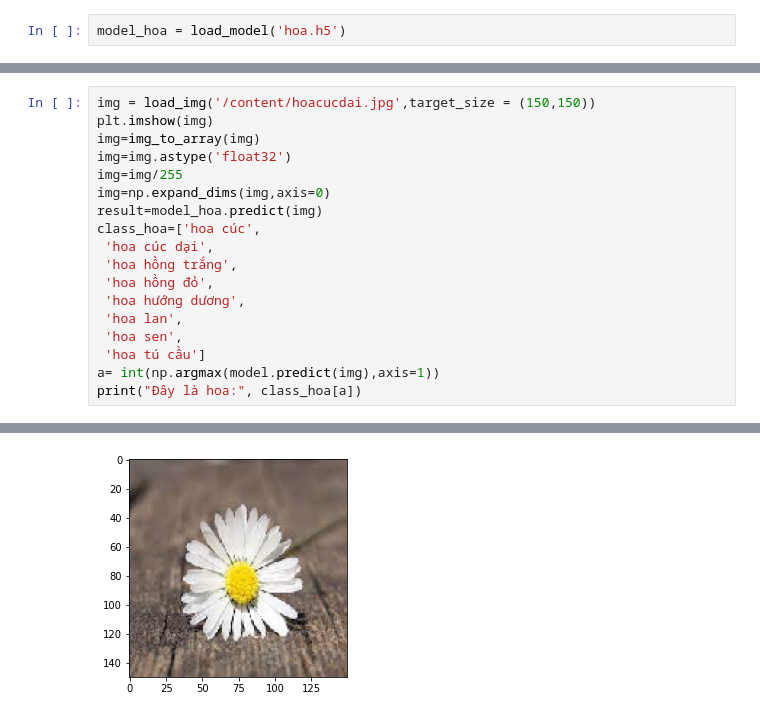
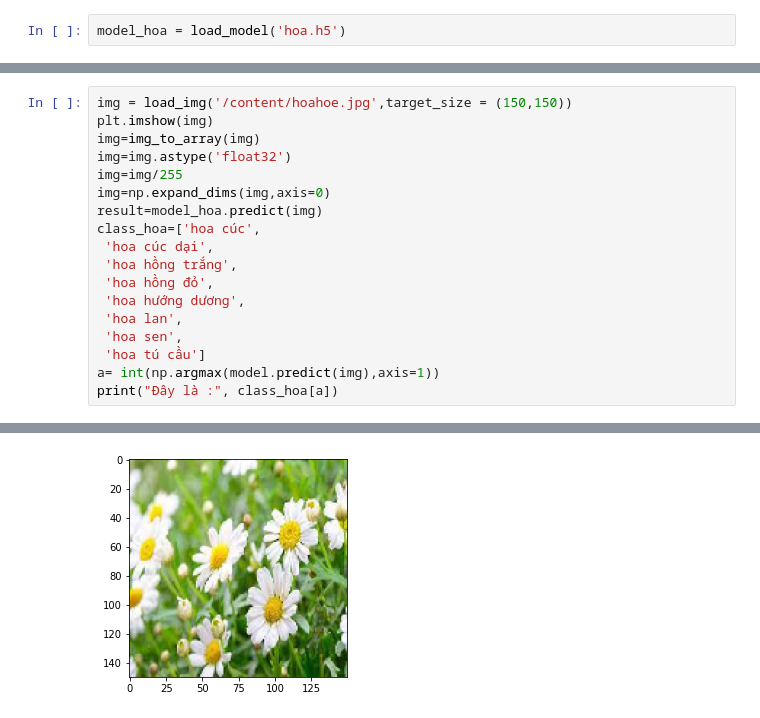
Before and after one commit to LaiTriMinh/Project, a Jupyter notebook: cac_loai_hoa.ipynb, the cells around one changed output, grey strips where cells are left out. Saved outputs shown, nothing was run; the diff lists cells and outputs as text.

```diff
--- a/cac_loai_hoa.ipynb
+++ b/cac_loai_hoa.ipynb
@@ -108,5 +96,5 @@ Train Accuracy 0.9762532711029053
 # %%
-img = load_img('/content/hoacucdai.jpg',target_size = (150,150))
+img = load_img('/content/hoahoe.jpg',target_size = (150,150))
 plt.imshow(img)
 img=img_to_array(img)
 img=img.astype('float32')
@@ -122,5 +110,5 @@ class_hoa=['hoa cúc',
  'hoa sen',
  'hoa tú cầu']
 a= int(np.argmax(model.predict(img),axis=1))
-print("Đây là hoa:", class_hoa[a])
+print("Đây là :", class_hoa[a])
 # %% [output]
@@ -130 +118 @@ print("Đây là hoa:", class_hoa[a])
-[figure, old version]
+[figure, new version]
```
Also changed, not shown: parts of 4 cells of this notebook.
